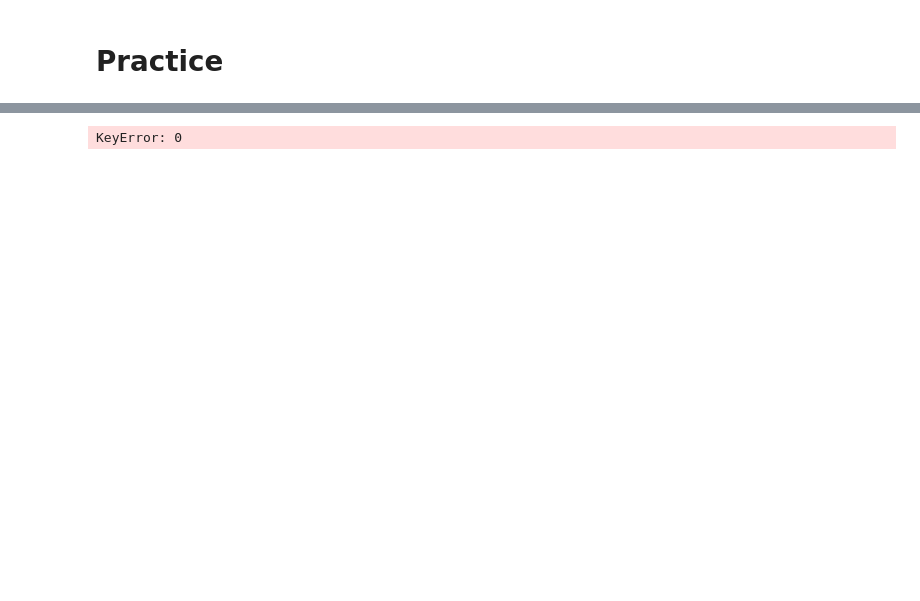
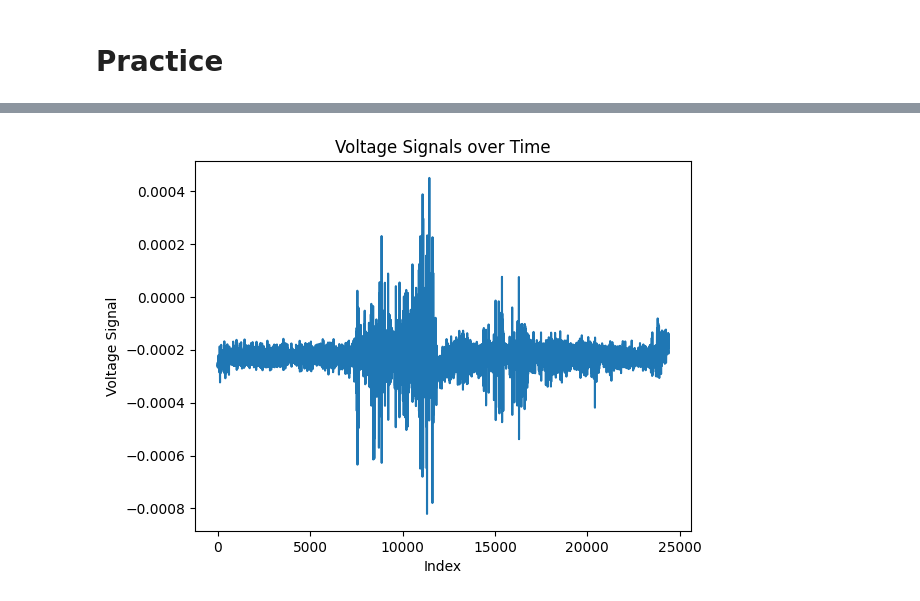
Before and after one commit to SierraAndrews01/EES-Algorithmic-Interpretation-System, a Jupyter notebook: Code/practice.ipynb, the cells around one changed output, grey strips where cells are left out. Cells and saved outputs as stored; diff of their text form; code cells hidden in the pictures; blank space fills up the shorter version.

```diff
--- a/Code/practice.ipynb
+++ b/Code/practice.ipynb
@@ -12,6 +13,10 @@ PermissionError: [Errno 13] Permission denied: '../Data/emg_signal.xlsx'
-# %%
-x = len(df[0])
-y = df.values
-plt.plot()
-# %% [output]
-KeyError: 0
+# %%
+x = np.arange(24399)
+y = df.values
+plt.plot(x, y)
+plt.xlabel('Index')
+plt.ylabel('Voltage Signal')
+plt.title('Voltage Signals over Time')
+plt.show()
+# %% [output]
+[figure, added]
```
Also changed, not shown: parts of 3 cells of this notebook.
